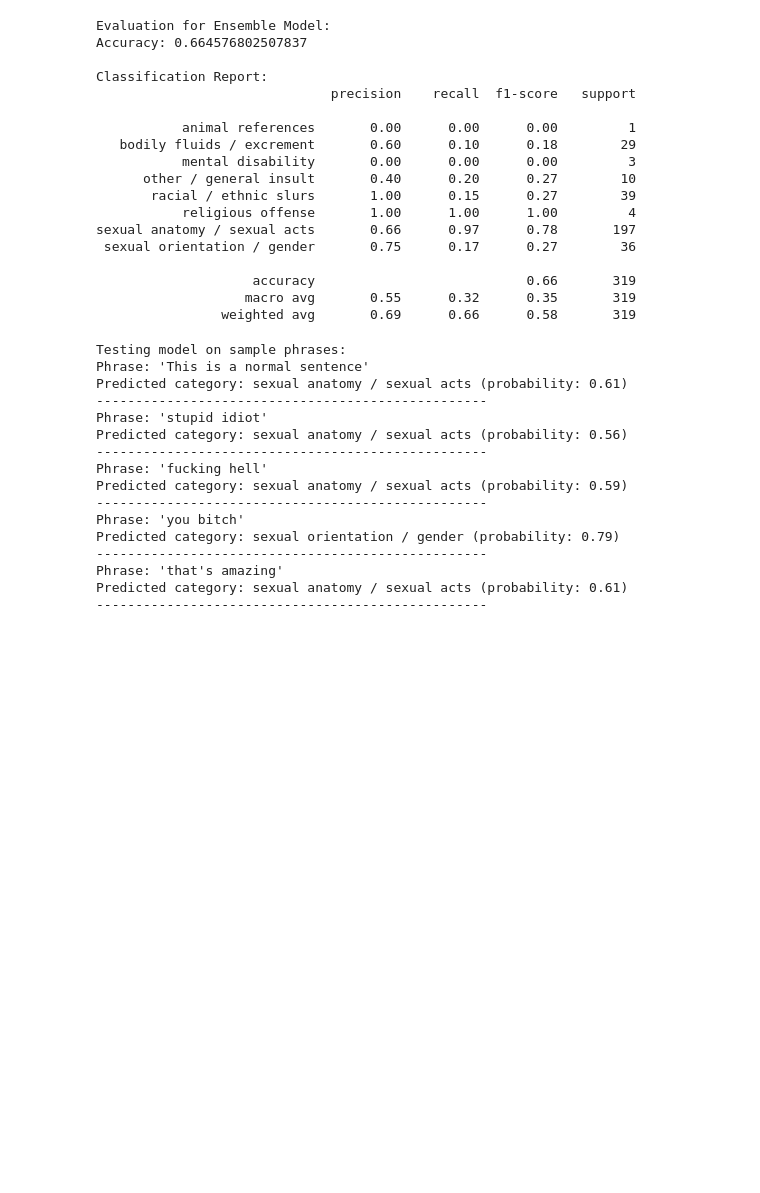
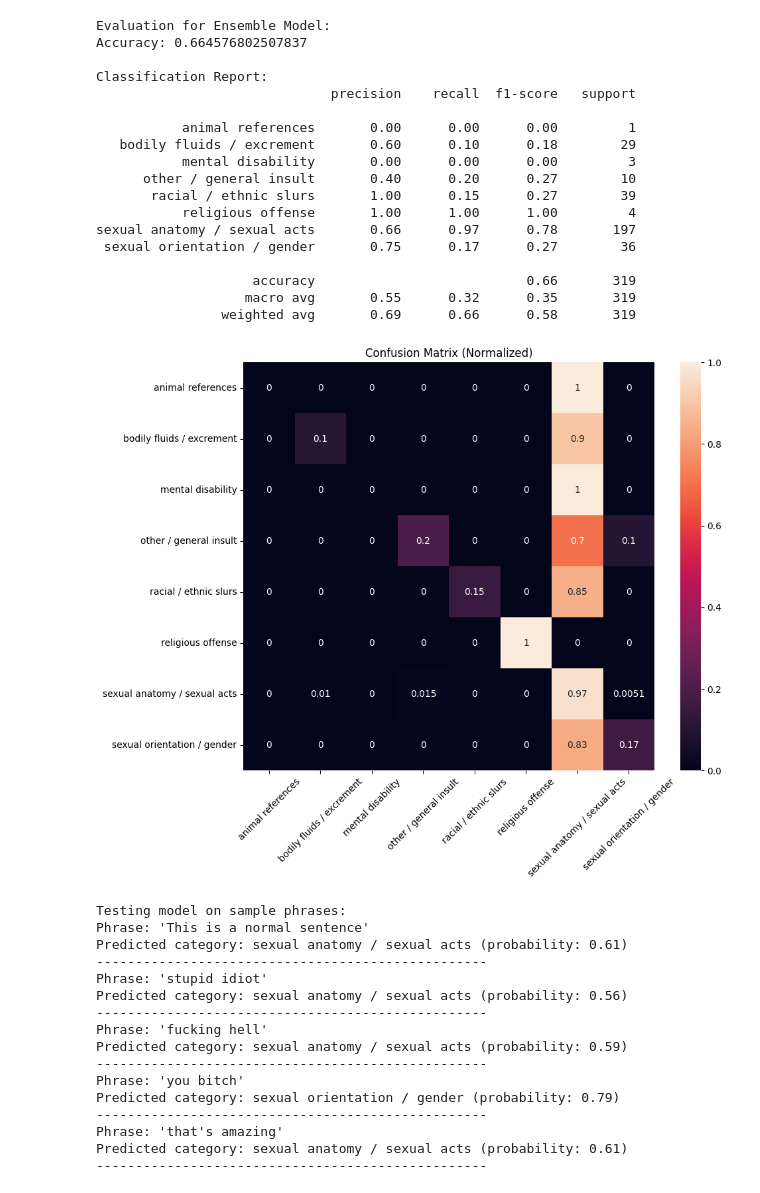
Before and after one commit to AnastasiyaMartynova/practice_6sem, a Jupyter notebook: main.ipynb, the cells around one changed output. Cells and saved outputs as stored; diff of their text form; code cells hidden in the pictures; blank space fills up the shorter version.

Commit message:
Confusion Matrix added

```diff
--- a/main.ipynb
+++ b/main.ipynb
@@ -313,6 +313,21 @@ sexual anatomy / sexual acts       0.66      0.97      0.78       197
                     accuracy                           0.66       319
                    macro avg       0.55      0.32      0.35       319
                 weighted avg       0.69      0.66      0.58       319
+# %%
+from sklearn.metrics import confusion_matrix
+
+y_pred = ensemble_model.predict(X_test)
+cm = confusion_matrix(y_test, y_pred, normalize='true')
+
+plt.figure(figsize=(10,8))
+sns.heatmap(cm, annot=True,
+            xticklabels=label_encoder.classes_,
+            yticklabels=label_encoder.classes_)
+plt.title('Confusion Matrix (Normalized)')
+plt.xticks(rotation=45)
+plt.show()
+# %% [output]
+[figure, added]
 # %%
 def predict_profanity(text, model, label_encoder):
     processed_text = preprocess_text(text)
```
